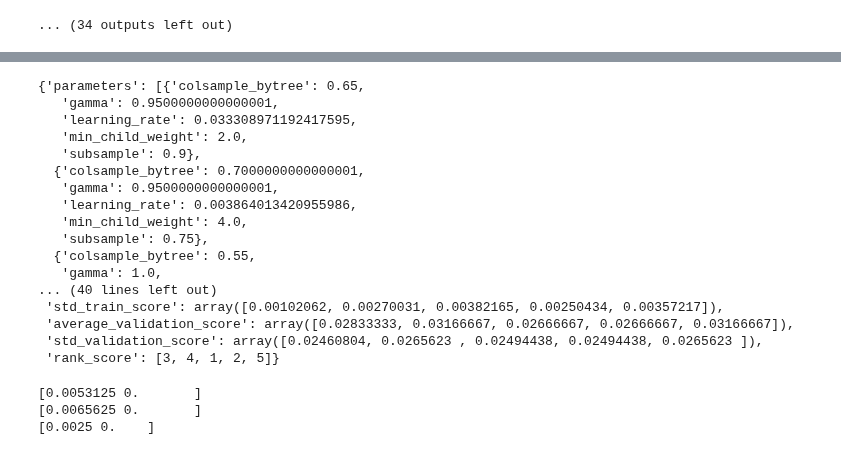
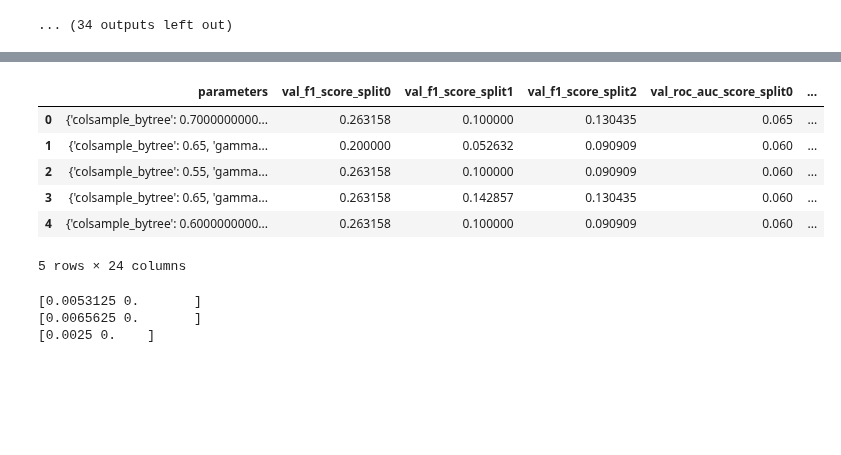
Before and after one commit to hsteinshiromoto/blog, a Jupyter notebook: notebooks/hyperopt_cross_validation.ipynb, the cells around one changed output, grey strips where cells are left out. Drawn from its saved outputs; the diff is of its cells as text; code cells hidden in the pictures; blank space fills up the shorter version.

Commit message:
integrate scoring option

```diff
--- a/notebooks/hyperopt_cross_validation.ipynb
+++ b/notebooks/hyperopt_cross_validation.ipynb
@@ -454,6 +503,6 @@ parameter_space = {
 estimator = XGBClassifier
 cv = StratifiedShuffleSplit(n_splits=3, test_size=0.2, random_state=42)
 # %%
-bs = BayesianSearchCV(estimator=estimator, parameter_space=parameter_space, n_iter=5, cv=cv);
+bs = BayesianSearchCV(estimator=estimator, parameter_space=parameter_space, scoring=["f1_score", "roc_auc_score"], n_iter=5, cv=cv);
 bs.fit(X, y)
 # %% [output]
@@ -486,23 +536,13 @@ BayesianSearchCV(cv=StratifiedShuffleSplit(n_splits=3, random_state=42, test_siz
-# %%
-bs.cv_results_
-# %% [output]
-{'parameters': [{'colsample_bytree': 0.65,
-   'gamma': 0.9500000000000001,
-   'learning_rate': 0.033308971192417595,
-   'min_child_weight': 2.0,
-   'subsample': 0.9},
-  {'colsample_bytree': 0.7000000000000001,
-   'gamma': 0.9500000000000001,
-   'learning_rate': 0.003864013420955986,
-   'min_child_weight': 4.0,
-   'subsample': 0.75},
-  {'colsample_bytree': 0.55,
-   'gamma': 1.0,
-... (40 lines left out)
- 'std_train_score': array([0.00102062, 0.00270031, 0.00382165, 0.00250434, 0.00357217]),
- 'average_validation_score': array([0.02833333, 0.03166667, 0.02666667, 0.02666667, 0.03166667]),
- 'std_validation_score': array([0.02460804, 0.0265623 , 0.02494438, 0.02494438, 0.0265623 ]),
- 'rank_score': [3, 4, 1, 2, 5]}
+# %%
+pd.DataFrame.from_dict(bs.cv_results_)
+# %% [output]
+|  | parameters | val_f1_score_split0 | val_f1_score_split1 | val_f1_score_split2 | val_roc_auc_score_split0 | ... |
+| 0 | {'colsample_bytree': 0.7000000000... | 0.263158 | 0.100000 | 0.130435 | 0.065 | ... |
+| 1 | {'colsample_bytree': 0.65, 'gamma... | 0.200000 | 0.052632 | 0.090909 | 0.060 | ... |
+| 2 | {'colsample_bytree': 0.55, 'gamma... | 0.263158 | 0.100000 | 0.090909 | 0.060 | ... |
+| 3 | {'colsample_bytree': 0.65, 'gamma... | 0.263158 | 0.142857 | 0.130435 | 0.060 | ... |
+| 4 | {'colsample_bytree': 0.6000000000... | 0.263158 | 0.100000 | 0.090909 | 0.060 | ... |
+5 rows × 24 columns
 # %%
 mean_train_score = np.array([])
 for key, val in bs.cv_results_.items():
```
Also changed, not shown: parts of 3 cells of this notebook.
